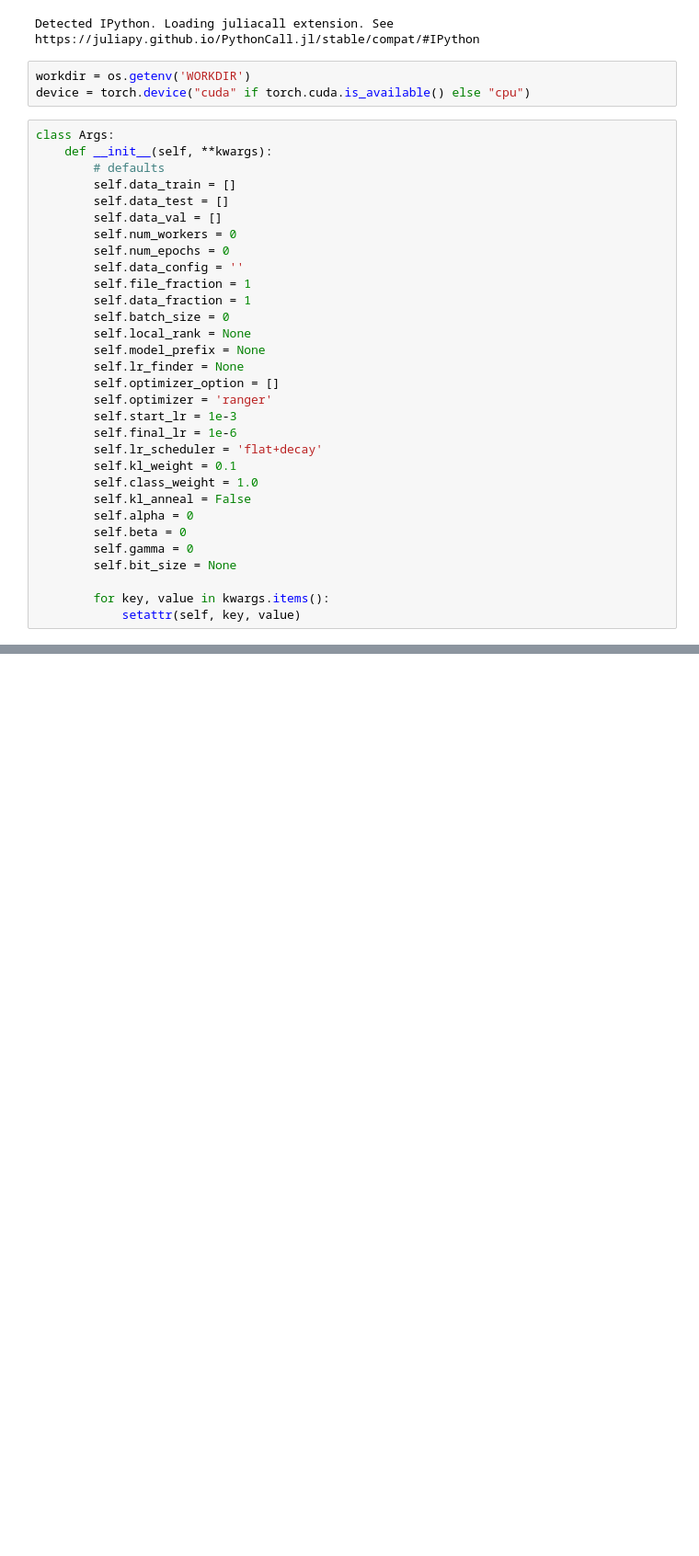
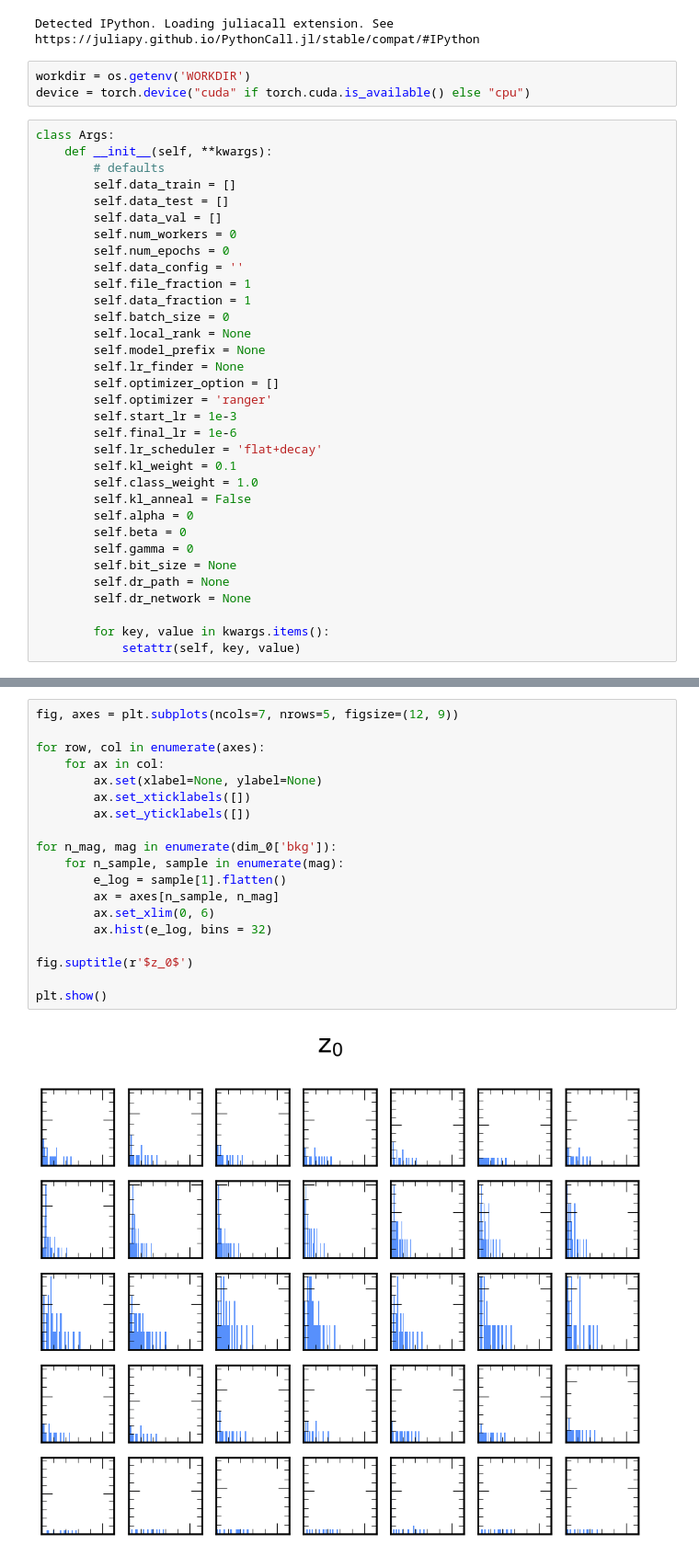
Before and after one commit to alangu-hep/symbolic-surrogates, a Jupyter notebook: src/vae_testing.ipynb, the cells around one changed output, grey strips where cells are left out. Shown at 92% size. Drawn from its saved outputs; the diff is of its cells as text; blank space fills up the shorter version.

```diff
--- a/src/vae_testing.ipynb
+++ b/src/vae_testing.ipynb
@@ -70,6 +70,8 @@ class Args:
         self.beta = 0
         self.gamma = 0
         self.bit_size = None
+        self.dr_path = None
+        self.dr_network = None
 
         for key, value in kwargs.items():
             setattr(self, key, value)
@@ -139,0 +219,21 @@ KeyboardInterrupt:
+# %%
+fig, axes = plt.subplots(ncols=7, nrows=5, figsize=(12, 9))
+
+for row, col in enumerate(axes):
+    for ax in col:
+        ax.set(xlabel=None, ylabel=None)
+        ax.set_xticklabels([])
+        ax.set_yticklabels([])
+
+for n_mag, mag in enumerate(dim_0['bkg']):
+    for n_sample, sample in enumerate(mag):
+        e_log = sample[1].flatten()
+        ax = axes[n_sample, n_mag]
+        ax.set_xlim(0, 6)
+        ax.hist(e_log, bins = 32)
+
+fig.suptitle(r'$z_0$')
+
+plt.show()
+# %% [output]
+[figure, added]
```
Also changed, not shown: parts of 9 cells of this notebook, 18 other files.
